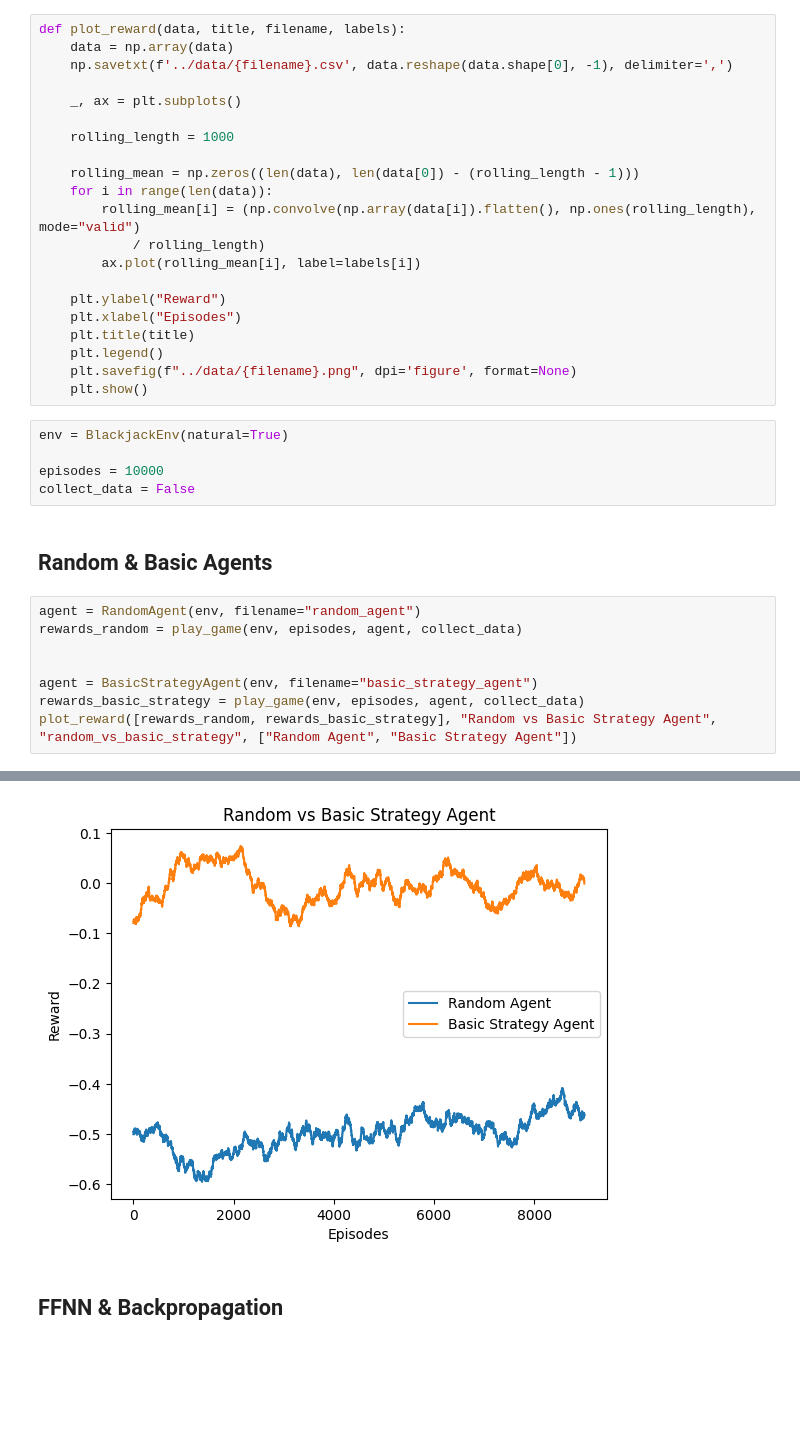
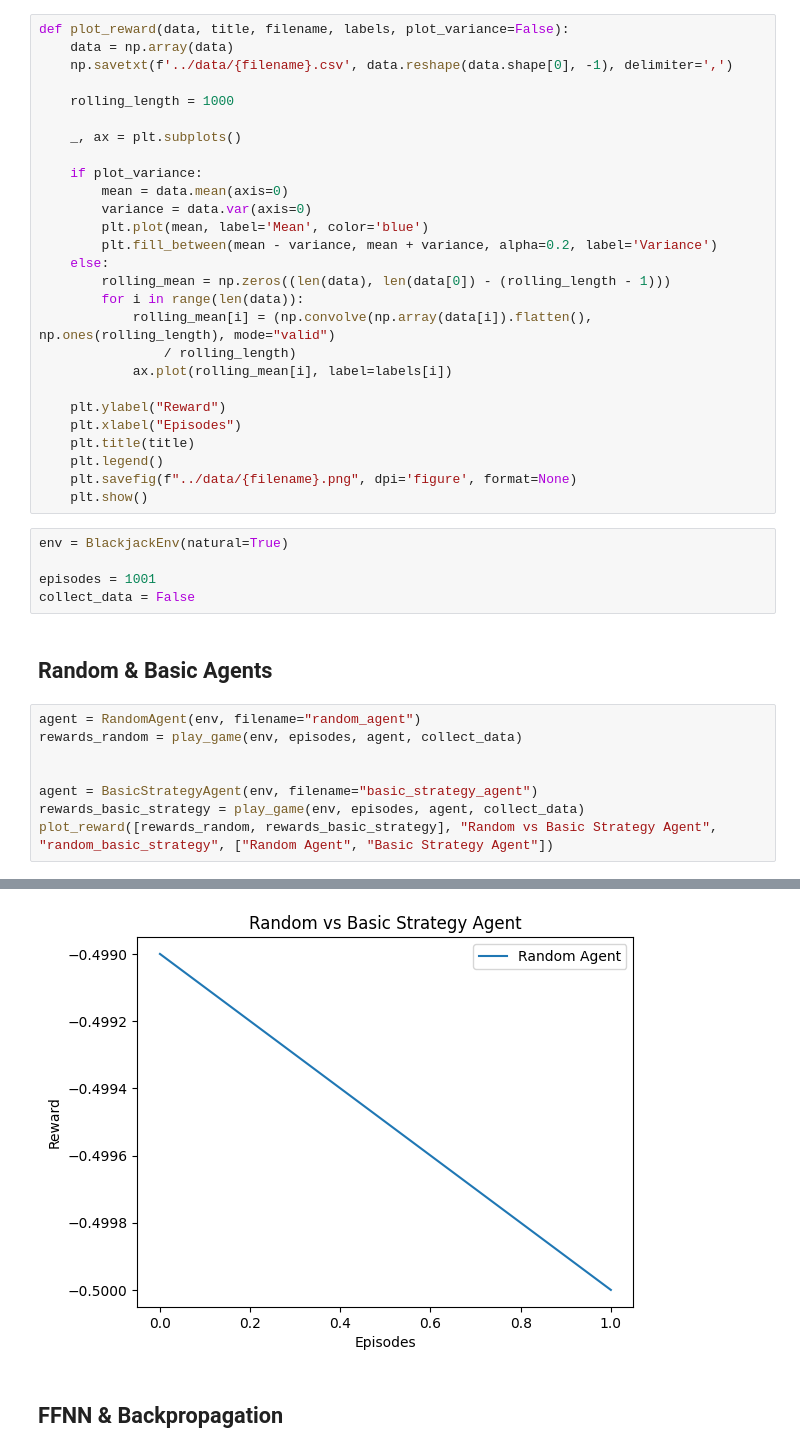
Before and after one commit to Floris93100/Blackjack-FFNN, a Jupyter notebook: src/blackjack.ipynb, the cells around one changed output, grey strips where cells are left out. Drawn from its saved outputs; the diff is of its cells as text; blank space fills up the shorter version.

```diff
--- a/src/blackjack.ipynb
+++ b/src/blackjack.ipynb
@@ -79,19 +79,25 @@ def play_game(env, episodes, agent, collect_data=False, print_rewards=True):
 
     return rewards
 # %%
-def plot_reward(data, title, filename, labels):
+def plot_reward(data, title, filename, labels, plot_variance=False):
     data = np.array(data)
     np.savetxt(f'../data/{filename}.csv', data.reshape(data.shape[0], -1), delimiter=',')
 
+    rolling_length = 1000
+
     _, ax = plt.subplots()
 
-    rolling_length = 1000
-
-    rolling_mean = np.zeros((len(data), len(data[0]) - (rolling_length - 1)))
-    for i in range(len(data)):
-        rolling_mean[i] = (np.convolve(np.array(data[i]).flatten(), np.ones(rolling_length), mode="valid")
-            / rolling_length)
-        ax.plot(rolling_mean[i], label=labels[i])
+    if plot_variance:
+        mean = data.mean(axis=0)
+        variance = data.var(axis=0)
+        plt.plot(mean, label='Mean', color='blue')
+        plt.fill_between(mean - variance, mean + variance, alpha=0.2, label='Variance')
+    else:
+        rolling_mean = np.zeros((len(data), len(data[0]) - (rolling_length - 1)))
+        for i in range(len(data)):
+            rolling_mean[i] = (np.convolve(np.array(data[i]).flatten(), np.ones(rolling_length), mode="valid")
+                / rolling_length)
+            ax.plot(rolling_mean[i], label=labels[i])
 
     plt.ylabel("Reward")
     plt.xlabel("Episodes")
@@ -102,7 +108,7 @@ def plot_reward(data, title, filename, labels):
 # %%
 env = BlackjackEnv(natural=True)
 
-episodes = 10000
+episodes = 1001
 collect_data = False
 # %% [markdown]
 ## Random & Basic Agents
@@ -113,5 +119,5 @@ rewards_random = play_game(env, episodes, agent, collect_data)
 
 agent = BasicStrategyAgent(env, filename="basic_strategy_agent")
 rewards_basic_strategy = play_game(env, episodes, agent, collect_data)
-plot_reward([rewards_random, rewards_basic_strategy], "Random vs Basic Strategy Agent", "random_vs_basic_strategy", ["Random Agent", "Basic Strategy Agent"])
+plot_reward([rewards_random, rewards_basic_strategy], "Random vs Basic Strategy Agent", "random_basic_strategy", ["Random Agent", "Basic Strategy Agent"])
 # %% [output]
@@ -122,4 +128,4 @@ Variance:  1.291205818081614
-[figure, old version]
+[figure, new version]
 # %% [markdown]
 ## FFNN & Backpropagation
 # %%
```
Also changed, not shown: parts of 5 cells of this notebook, 1 other file.
